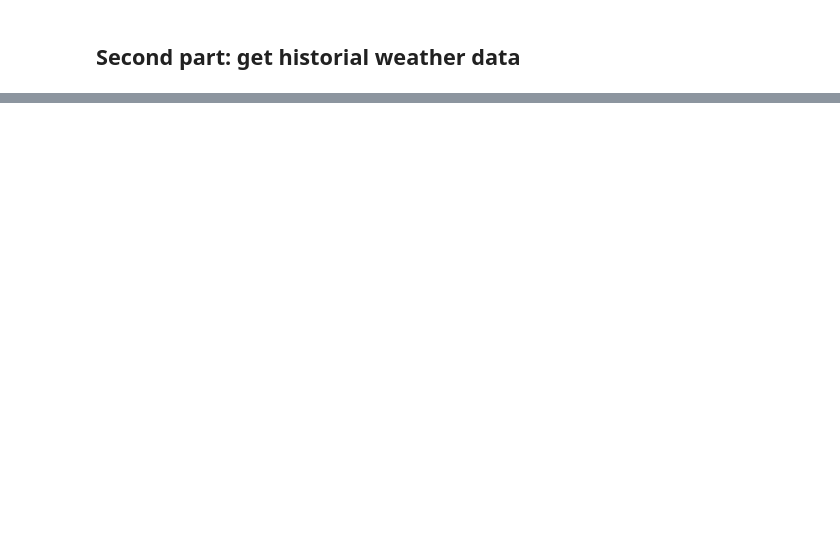
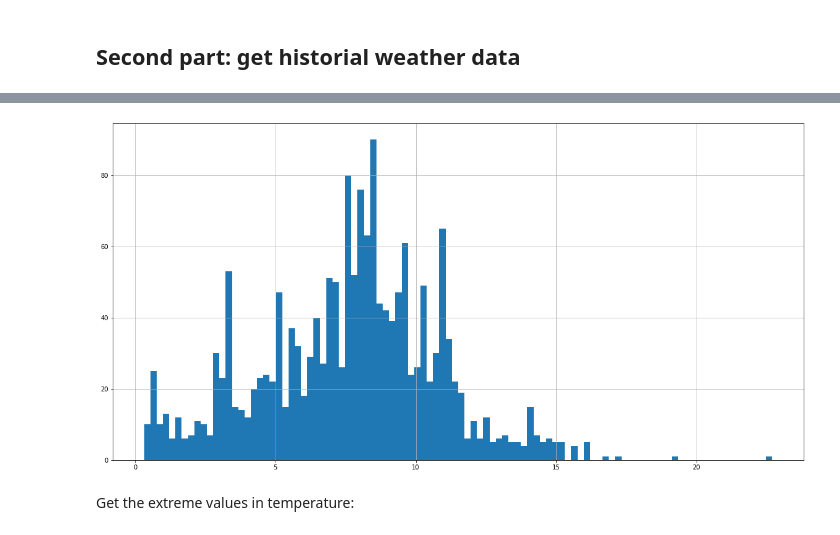
Before and after one commit to Jonas1312/cities-with-nice-weather, a Jupyter notebook: README.ipynb, the cells around one changed output, grey strips where cells are left out. Drawn from its saved outputs; the diff is of its cells as text; code cells hidden in the pictures; blank space fills up the shorter version.

```diff
--- a/README.ipynb
+++ b/README.ipynb
@@ -246,0 +319,6 @@ We need historical monthly data of the last two decades for all the cities short
+# %%
+df["Tstd"].hist(bins=100);
+# %% [output]
+[figure, added]
+# %% [markdown]
+Get the extreme values in temperature:
```
Also changed, not shown: parts of 31 cells of this notebook.
